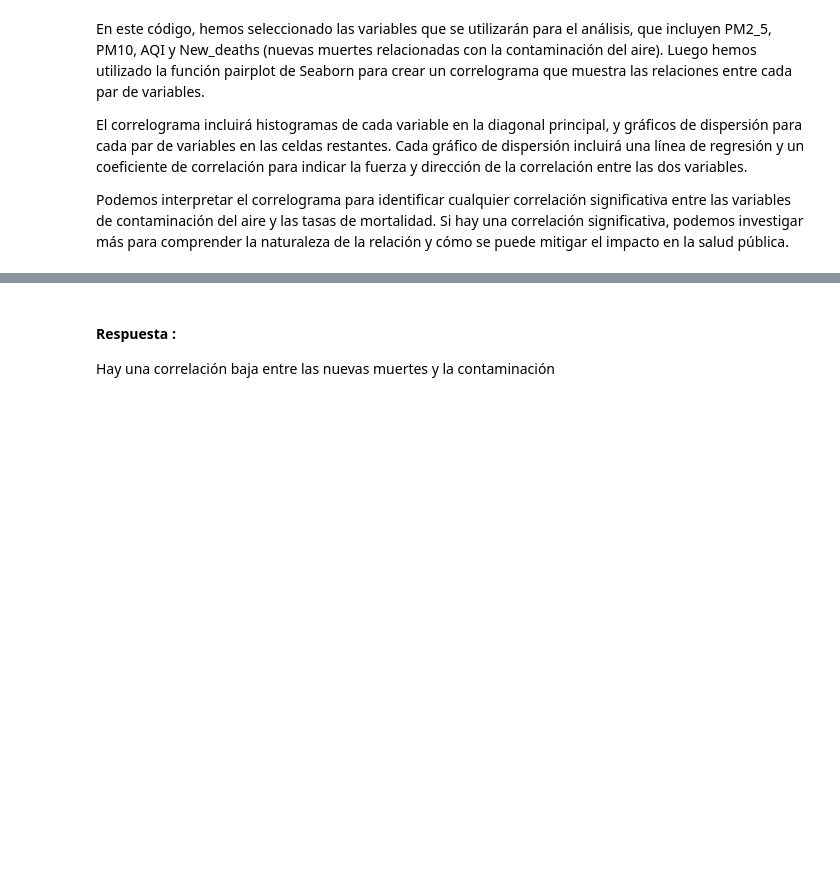
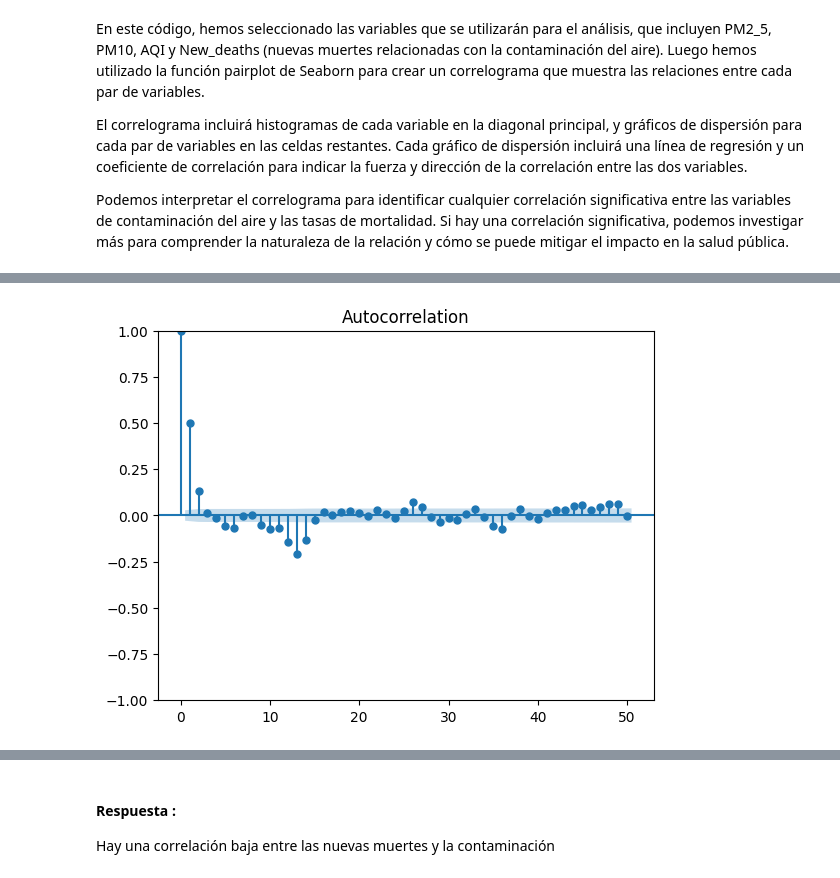
Before and after one commit to fitomx19/SeriesDeTiempo, a Jupyter notebook: 4 - EDA en Series de Tiempo.ipynb, the cells around one changed output, grey strips where cells are left out. Saved outputs shown, nothing was run; the diff lists cells and outputs as text; code cells hidden in the pictures; blank space fills up the shorter version.

```diff
--- a/4 - EDA en Series de Tiempo.ipynb
+++ b/4 - EDA en Series de Tiempo.ipynb
@@ -315,0 +332,5 @@ Podemos interpretar el correlograma para identificar cualquier correlación sign
+# %%
+plot_acf(dif2[366:], lags=50)
+plt.show()
+# %% [output]
+[figure, added]
```
Also changed, not shown: parts of 4 cells of this notebook, 1 other file.
